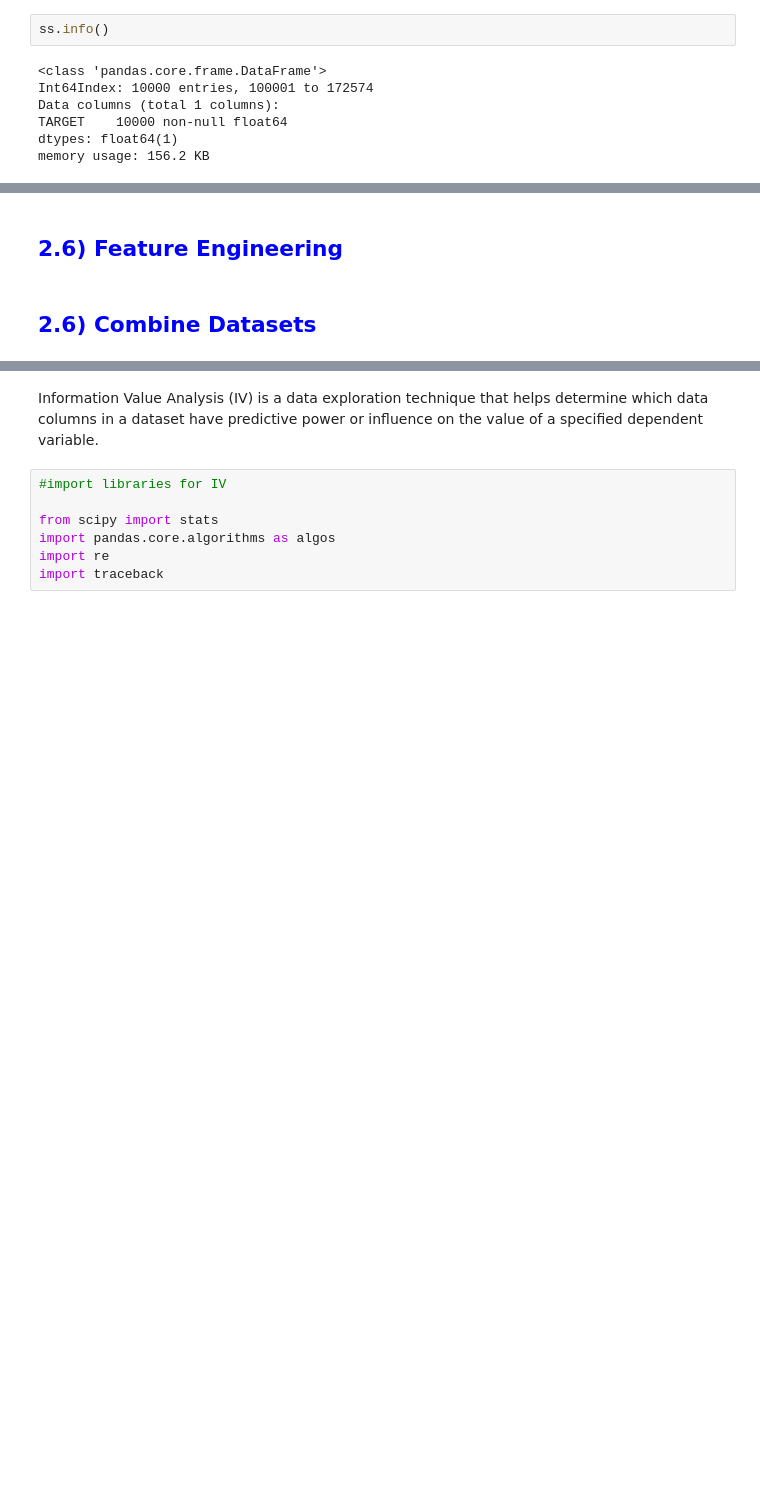
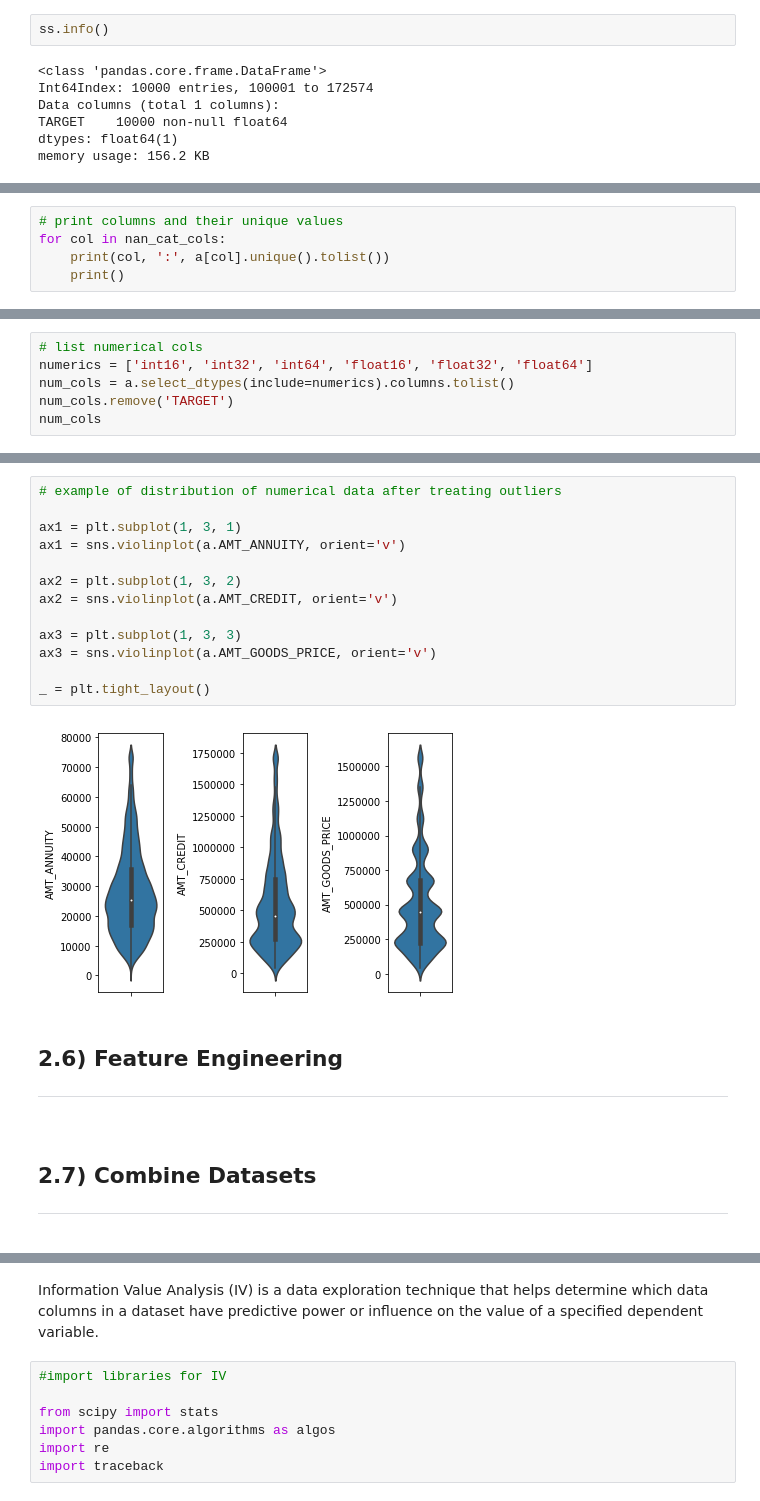
Before and after one commit to milesin3d/HomeCreditDefaultRisk, a Jupyter notebook: HomeCreditDefaultRisk.ipynb, the cells around one changed output, grey strips where cells are left out. Drawn from its saved outputs; the diff is of its cells as text; blank space fills up the shorter version.

```diff
--- a/HomeCreditDefaultRisk.ipynb
+++ b/HomeCreditDefaultRisk.ipynb
@@ -1500,0 +1610,5 @@ memory usage: 9.6 MB
+# %%
+# print columns and their unique values
+for col in nan_cat_cols:
+    print(col, ':', a[col].unique().tolist())
+    print()
@@ -1529,0 +1799,6 @@ ss[ss.columns[ss.isnull().any()]].info()
+# %%
+# list numerical cols
+numerics = ['int16', 'int32', 'int64', 'float16', 'float32', 'float64']
+num_cols = a.select_dtypes(include=numerics).columns.tolist()
+num_cols.remove('TARGET')
+num_cols
@@ -1530,5 +1859,24 @@ ss[ss.columns[ss.isnull().any()]].info()
+# %%
+# example of distribution of numerical data after treating outliers
+
+ax1 = plt.subplot(1, 3, 1)
+ax1 = sns.violinplot(a.AMT_ANNUITY, orient='v')
+
+ax2 = plt.subplot(1, 3, 2)
+ax2 = sns.violinplot(a.AMT_CREDIT, orient='v')
+
+ax3 = plt.subplot(1, 3, 3)
+ax3 = sns.violinplot(a.AMT_GOODS_PRICE, orient='v')
+
+_ = plt.tight_layout()
+# %% [output]
+[figure, added]
 # %% [markdown]
-## <font color='blue'>2.6) Feature Engineering</font>
+## 2.6) Feature Engineering
+---
+<a id="ID_2.6"></a>
-# %% [markdown]
-## <font color='blue'>2.6) Combine Datasets</font>
+# %% [markdown]
+## 2.7) Combine Datasets
+---
+<a id="ID_2.7"></a>
 # %% [markdown]
```
Also changed, not shown: parts of 206 cells of this notebook.
